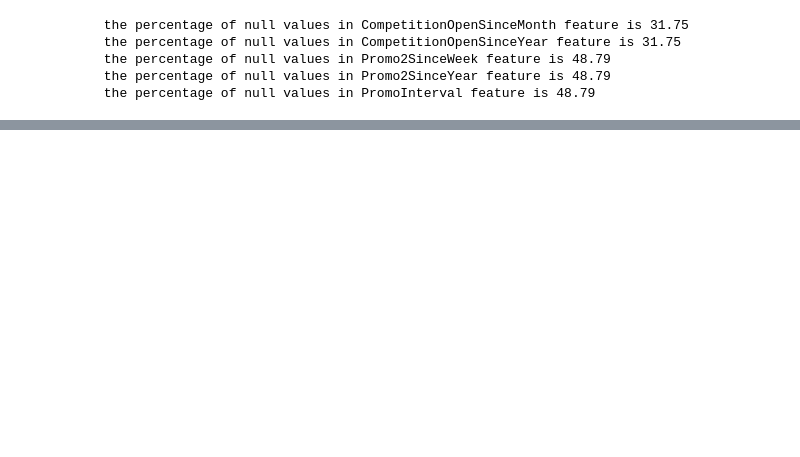
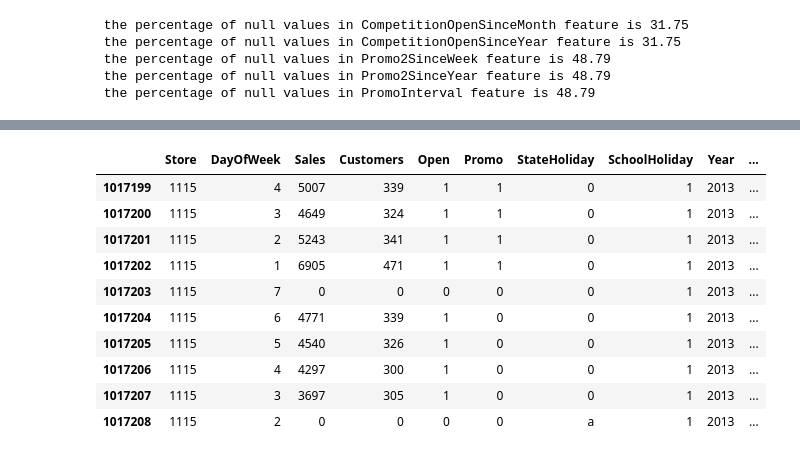
Before and after one commit to Kondasagar/Retail-Sales-Prediction-Regression-Model, a Jupyter notebook: Rossmann_Sales_Prediction_Capstone_Project.ipynb, the cells around one changed output, grey strips where cells are left out. Cells and saved outputs as stored; diff of their text form; code cells hidden in the pictures; blank space fills up the shorter version.

```diff
--- a/Rossmann_Sales_Prediction_Capstone_Project.ipynb
+++ b/Rossmann_Sales_Prediction_Capstone_Project.ipynb
@@ -167,0 +292,3 @@ store_df.tail()
+# %%
+# replace NA's by 0
+store_df.fillna(0, inplace = True)
@@ -167,0 +329,6 @@ store_df.tail()
+# %%
+# replace NA's by 0
+rossmann_df.fillna(0, inplace = True)
+# %%
+# dropping Date feature which is already exists in our data as day, month and year
+rossmann_df.drop('Date',axis=1,inplace=True)
@@ -167,0 +357,13 @@ store_df.tail()
+# %%
+print("Joining Rossmann data set set with an additional store information.")
+
+# by specifying inner join we make sure that only those observations
+# that are present in both train and store sets are merged together
+
+final_df = pd.merge(rossmann_df, store_df, how = 'inner', on = 'Store')
+
+pd.set_option('display.max_columns', None)
+
+print("In total: (rows,columns)", final_df.shape)
+
+final_df.head()
@@ -167,0 +379,15 @@ store_df.tail()
+# %%
+# Last ten rows of final_df
+final_df.tail(10)
+# %% [output]
+|  | Store | DayOfWeek | Sales | Customers | Open | Promo | StateHoliday | SchoolHoliday | Year | ... |
+| 1017199 | 1115 | 4 | 5007 | 339 | 1 | 1 | 0 | 1 | 2013 | ... |
+| 1017200 | 1115 | 3 | 4649 | 324 | 1 | 1 | 0 | 1 | 2013 | ... |
+| 1017201 | 1115 | 2 | 5243 | 341 | 1 | 1 | 0 | 1 | 2013 | ... |
+| 1017202 | 1115 | 1 | 6905 | 471 | 1 | 1 | 0 | 1 | 2013 | ... |
+| 1017203 | 1115 | 7 | 0 | 0 | 0 | 0 | 0 | 1 | 2013 | ... |
+| 1017204 | 1115 | 6 | 4771 | 339 | 1 | 0 | 0 | 1 | 2013 | ... |
+| 1017205 | 1115 | 5 | 4540 | 326 | 1 | 0 | 0 | 1 | 2013 | ... |
+| 1017206 | 1115 | 4 | 4297 | 300 | 1 | 0 | 0 | 1 | 2013 | ... |
+| 1017207 | 1115 | 3 | 3697 | 305 | 1 | 0 | 0 | 1 | 2013 | ... |
+| 1017208 | 1115 | 2 | 0 | 0 | 0 | 0 | a | 1 | 2013 | ... |
```
Also changed, not shown: parts of 27 cells of this notebook.
